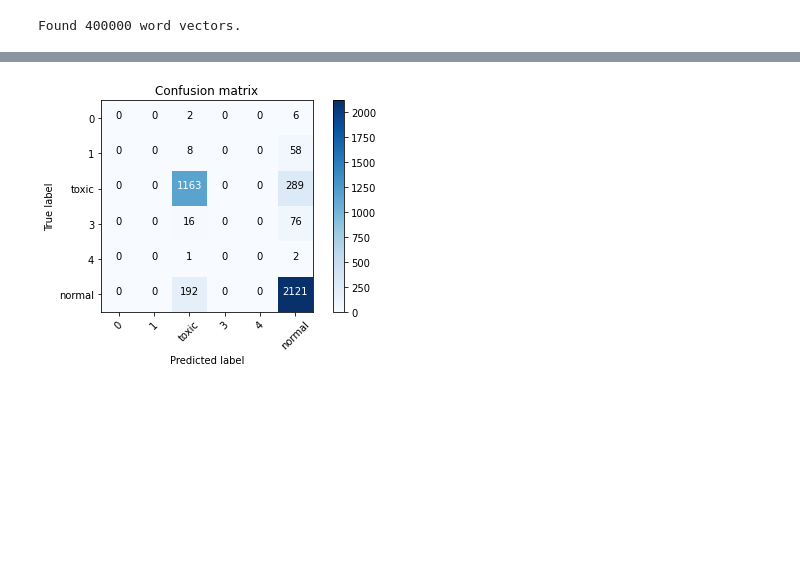
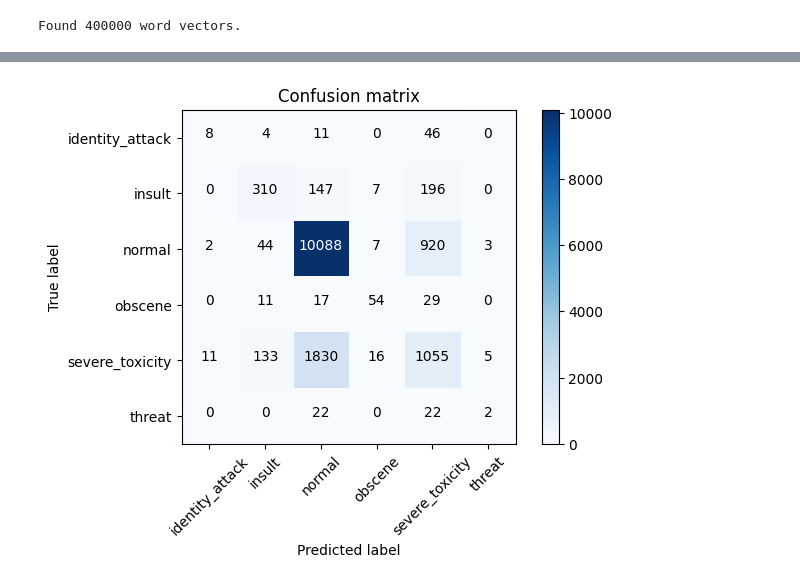
Before and after one commit to SerenaTetart/NLP_Classification, a Jupyter notebook: toxicComments.ipynb, the cells around one changed output, grey strips where cells are left out. Saved outputs shown, nothing was run; the diff lists cells and outputs as text; code cells hidden in the pictures; blank space fills up the shorter version.

```diff
--- a/toxicComments.ipynb
+++ b/toxicComments.ipynb
@@ -195,7 +272,7 @@ Kind of the same accuracy as the other algorithm above.
 # %%
 from sklearn.preprocessing import OneHotEncoder
 from keras.preprocessing.text import Tokenizer
-from keras.preprocessing.sequence import pad_sequences
+from keras.utils.data_utils import pad_sequences
 
 from sklearn.metrics import confusion_matrix
 
@@ -231,19 +308,10 @@ def NB_text_processing(text):
     text = ' '.join([STEMMER.stem(word) for word in text.split() if word not in STOPWORDS])
     return text
 
-indexes = data[data['label'] == 'normal'].index
-indexes = indexes[10000::] #keep the first 10000 normal data
-data2 = data.drop(indexes)
-data2 = data2.reset_index()
-data2.drop(columns=('index'), inplace=True)
-
-X = data2['comment_text'].apply(lambda x: NB_text_processing(x))
-Y = data2['label'].tolist()
-del data2
+X = data['comment_text'].apply(lambda x: NB_text_processing(x))
+Y = data['label'].tolist()
 encoder = OneHotEncoder(sparse=False)
 Y = encoder.fit_transform(np.array(Y).reshape(-1, 1))
-print(X)
-print(Y.shape)
 
 c=[]
 for i in range(len(X)):
@@ -359,5 +414,5 @@ Non-trainable params: 15,229,800
 _________________________________________________________________
 None
 # %%
-history = model.fit(x_train, y_train, batch_size=BATCH_SIZE, epochs=1, validation_data=(x_test, y_test), callbacks=[ReduceLROnPlateau, model_checkpoint_callback])
+history = model.fit(x_train, y_train, batch_size=BATCH_SIZE, epochs=4, validation_data=(x_test, y_test), callbacks=[ReduceLROnPlateau, model_checkpoint_callback])
 # %% [output]
@@ -366,22 +428,13 @@ history = model.fit(x_train, y_train, batch_size=BATCH_SIZE, epochs=1, validatio
 y_tmp = model.predict(x_test)
 y_pred = []
 y_test2 = []
-correct_pred = 0
+labels = []
+for label in encoder.get_feature_names_out():
+    labels.append(label[3:])
 for i in range(len(y_tmp)):
-    if(np.argmax(y_tmp[i]) == 5):
-        y_pred.append('normal')
-    elif(np.argmax(y_tmp[i]) == 2):
-        y_pred.append('toxic')
-    else:
-        y_pred.append(str(np.argmax(y_tmp[i])))
+    y_pred.append(str(np.argmax(y_tmp[i])))
 for i in range(len(y_test)):
-    if(np.argmax(y_test[i]) == 5):
-        y_test2.append('normal')
-    elif(np.argmax(y_test[i]) == 2):
-        y_test2.append('toxic')
-    else:
-        y_test2.append(str(np.argmax(y_test[i])))
-    if(y_test2[i] == y_pred[i]): correct_pred = correct_pred+1
-cm = confusion_matrix(y_test2, y_pred, labels=['0', '1', 'toxic', '3', '4', 'normal'])
-plot_confusion_matrix(cm, classes=['0', '1', 'toxic', '3', '4', 'normal'])
+    y_test2.append(str(np.argmax(y_test[i])))
+cm = confusion_matrix(y_test2, y_pred)
+plot_confusion_matrix(cm, classes=labels)
 # %% [output]
@@ -388 +442 @@ plot_confusion_matrix(cm, classes=['0', '1', 'toxic', '3', '4', 'normal'])
-[figure, old version]
+[figure, new version]
```
Also changed, not shown: parts of 23 cells of this notebook.
